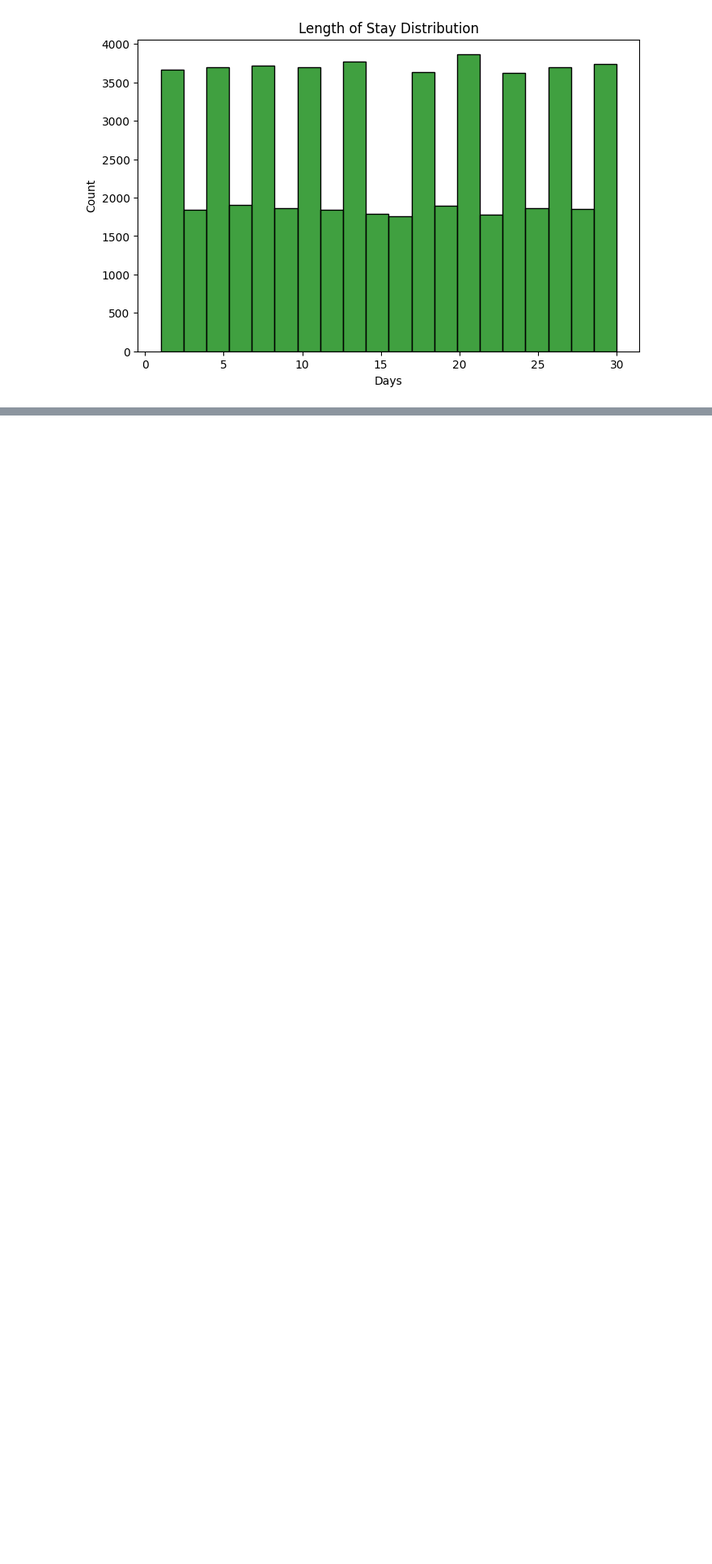
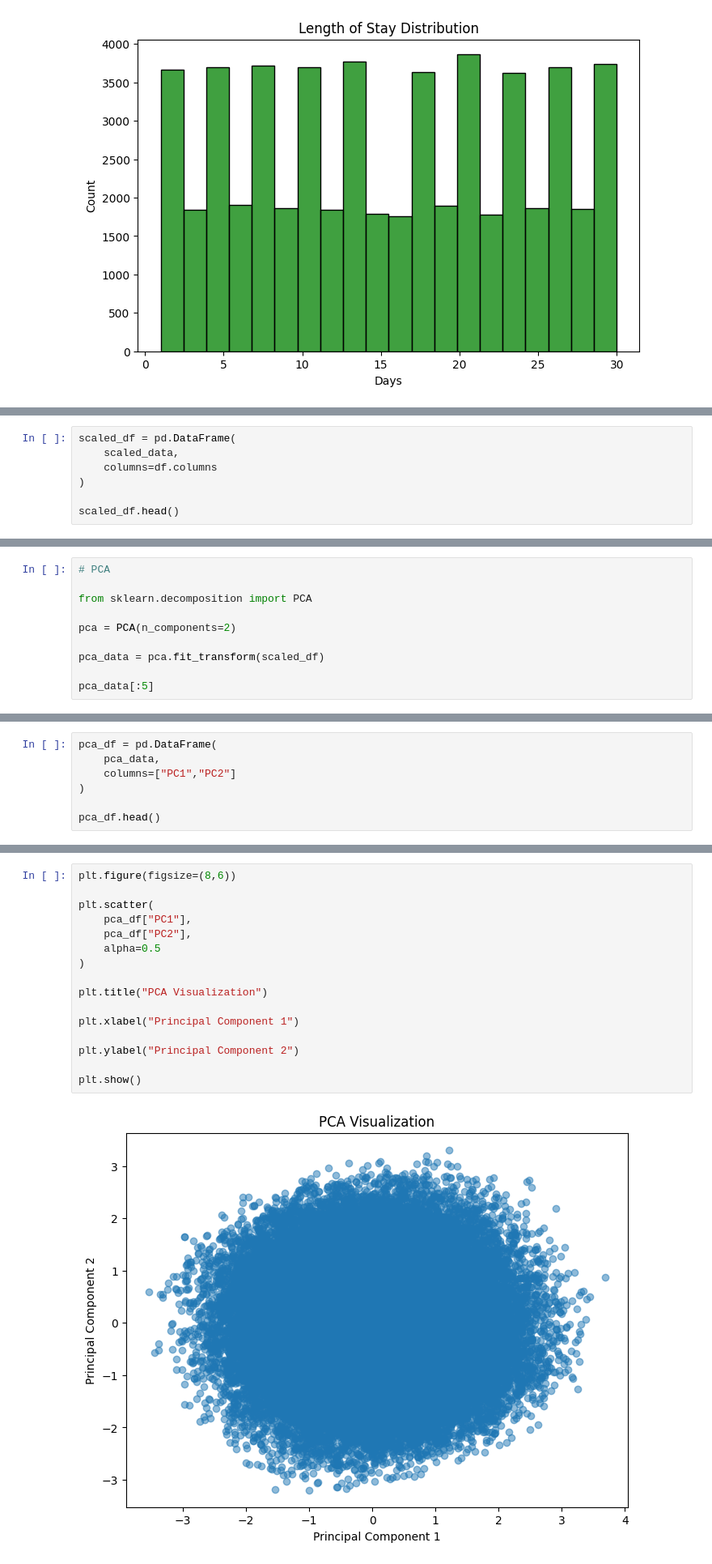
Before and after one commit to sainibunty2309-del/Healthcare-Prediction, a Jupyter notebook: healthcare.ipynb, the cells around one changed output, grey strips where cells are left out. Shown at 81% size. Cells and saved outputs as stored; diff of their text form; blank space fills up the shorter version.

Commit message:
data preperation

```diff
--- a/healthcare.ipynb
+++ b/healthcare.ipynb
@@ -278,0 +416,7 @@ plt.show()
+# %%
+scaled_df = pd.DataFrame(
+    scaled_data,
+    columns=df.columns
+)
+
+scaled_df.head()
@@ -278,0 +430,10 @@ plt.show()
+# %%
+# PCA
+
+from sklearn.decomposition import PCA
+
+pca = PCA(n_components=2)
+
+pca_data = pca.fit_transform(scaled_df)
+
+pca_data[:5]
@@ -278,0 +446,7 @@ plt.show()
+# %%
+pca_df = pd.DataFrame(
+    pca_data,
+    columns=["PC1","PC2"]
+)
+
+pca_df.head()
@@ -278,0 +460,18 @@ plt.show()
+# %%
+plt.figure(figsize=(8,6))
+
+plt.scatter(
+    pca_df["PC1"],
+    pca_df["PC2"],
+    alpha=0.5
+)
+
+plt.title("PCA Visualization")
+
+plt.xlabel("Principal Component 1")
+
+plt.ylabel("Principal Component 2")
+
+plt.show()
+# %% [output]
+[figure, added]
```
Also changed, not shown: parts of 10 cells of this notebook.
